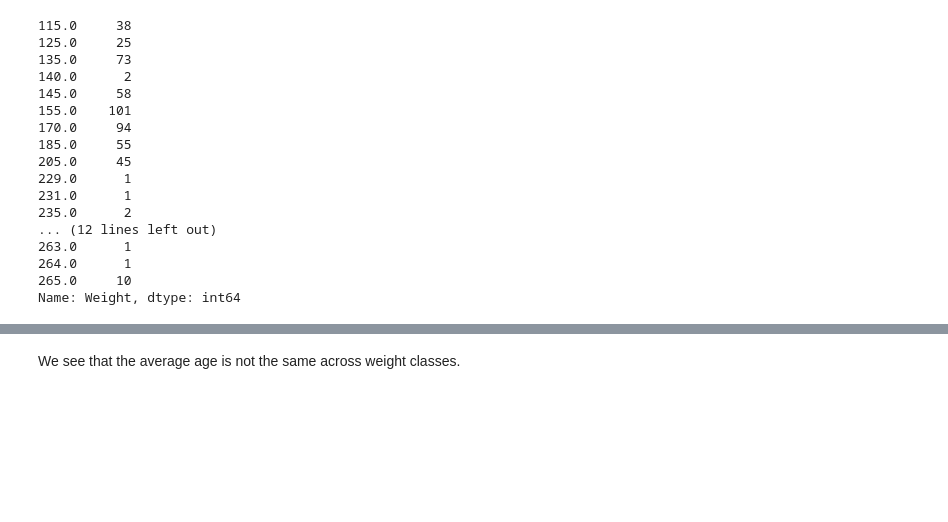
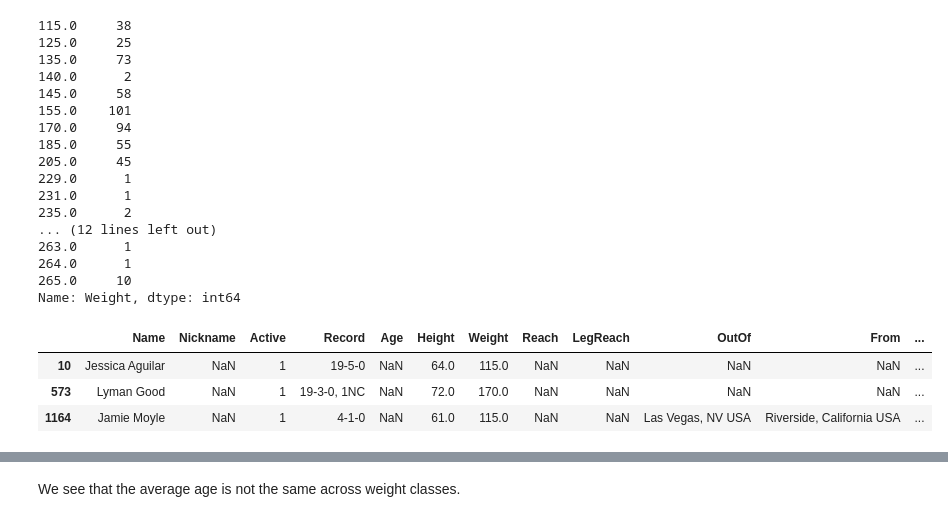
Before and after one commit to jhalverson/data_science, a Jupyter notebook: misc/mma_analytics/examination_of_ufc_dot_com_data.ipynb, the cells around one changed output, grey strips where cells are left out. Drawn from its saved outputs; the diff is of its cells as text; code cells hidden in the pictures; blank space fills up the shorter version.

```diff
--- a/misc/mma_analytics/examination_of_ufc_dot_com_data.ipynb
+++ b/misc/mma_analytics/examination_of_ufc_dot_com_data.ipynb
@@ -513 +515,8 @@ Name: Weight, dtype: int64
+# %%
+df[(df.Active == 1) & pd.isnull(df.Age)]
+# %% [output]
+|  | Name | Nickname | Active | Record | Age | Height | Weight | Reach | LegReach | OutOf | From | ... |
+| 10 | Jessica Aguilar | NaN | 1 | 19-5-0 | NaN | 64.0 | 115.0 | NaN | NaN | NaN | NaN | ... |
+| 573 | Lyman Good | NaN | 1 | 19-3-0, 1NC | NaN | 72.0 | 170.0 | NaN | NaN | NaN | NaN | ... |
+| 1164 | Jamie Moyle | NaN | 1 | 4-1-0 | NaN | 61.0 | 115.0 | NaN | NaN | Las Vegas, NV USA | Riverside, California USA | ... |
 # %%
```
Also changed, not shown: parts of 8 cells of this notebook, 1 other file.
